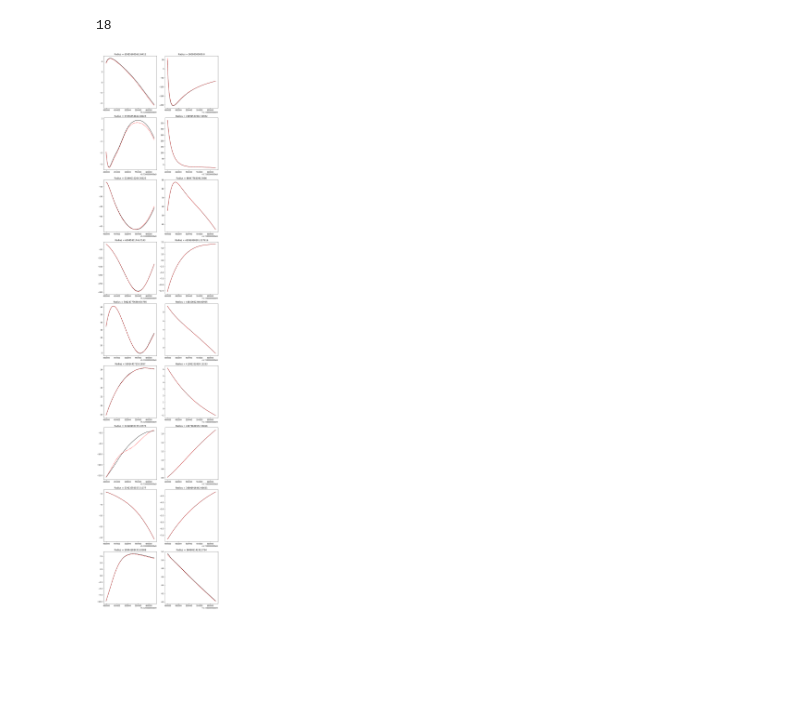
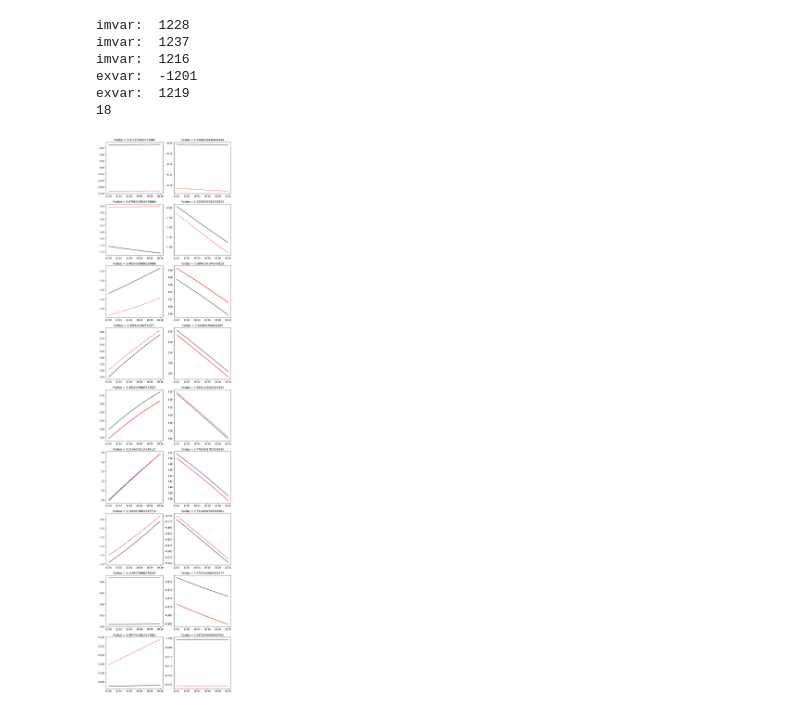
Before and after one commit to illorenzo7/rayleigh_utils, a Jupyter notebook: test_equations/Check_Balance.ipynb, the cells around one changed output. Cells and saved outputs as stored; diff of their text form; code cells hidden in the pictures; blank space fills up the shorter version.

```diff
--- a/test_equations/Check_Balance.ipynb
+++ b/test_equations/Check_Balance.ipynb
@@ -16,11 +16,11 @@ def check_balance(pp, ivar, imvar, exvar):
     d3 = vshape[2]
     d4 = vshape[4]
 
-    inte = numpy.zeros((d1,d2,d3,d4),dtype='d')
+    the_var = numpy.zeros((d1,d2,d3,d4),dtype='d')
 
-    inte[:,:,:,:] = pp.vals[:, :, :, pp.lut[ivar],:]
-    dinte = inte[:,:,:,2:] - inte[:,:,:,1:-1]
-    lhs = dinte/dt
+    the_var[:,:,:,:] = pp.vals[:, :, :, pp.lut[ivar],:]
+    dvar = the_var[:,:,:,2:] - the_var[:,:,:,1:-1]
+    lhs = dvar/dt
 
 
 
@@ -46,5 +46,5 @@ def check_balance(pp, ivar, imvar, exvar):
     rhs += 0.5*(dt/dt_old)*(f_exp[:,:,:,1:-1] - f_exp[:,:,:,:-2])
     return lhs, rhs
 # %%
-pp = Point_Probes('24901000', path='Point_Probes_low_res/')
+pp = Point_Probes('00101000', path='/nobackup/lmatilsk/benchmarks/c2001_case0/00_test_equations_1k_iter/Point_Probes/')
 # %%
@@ -105,28 +82,34 @@ IndexError: index 4000 is out of bounds for axis 3 with size 7
 # %%
-pp2 = Point_Probes('24901000', path='Point_Probes_high_res/')
+# plot mom (r) eq
 
+exvar= exvar_momr
+imvar= imvar_momr
+ivar = ivar_momr
 
-
-lhs, rhs = check_balance(pp2, te, imvar, exvar)
+lhs, rhs = check_balance(pp, ivar, imvar, exvar)
 
 
 ncol = 2
-nrow = pp2.nr//ncol
+nrow = pp.nr//ncol
 
 print(ncol*nrow)
 k = 0
 fig, ax = plt.subplots(nrows = nrow, ncols = ncol, figsize = (10,5*nrow))
 for i in range(ncol):
     for j in range(nrow):
 
 
-        ax[j][i].plot(pp2.time[2:], lhs[i,j,k,:], 'k', label='d [INTE] /dt (numderiv)')
-        ax[j][i].plot(pp2.time[2:], rhs[i,j,k,:], 'r--', label='weighted RHS')
-        ax[j][i].set_title('Radius = '+str(pp2.radius[k]))
+        ax[j][i].plot(pp.time[2:], lhs[i,j,k,:], 'k', label='d [INTE] /dt (numderiv)')
+        ax[j][i].plot(pp.time[2:], rhs[i,j,k,:], 'r--', label='weighted RHS')
+        ax[j][i].set_title('Radius = '+str(pp.radius[k]))
         k += 1
-plt.tight_layout()
 plt.show()
 # %% [output]
+imvar:  1228
+imvar:  1237
+imvar:  1216
+exvar:  -1201
+exvar:  1219
 18
-[figure, old version]
+[figure, new version]
 # %%
```
Also changed, not shown: parts of 2 cells of this notebook, 1 other file.
